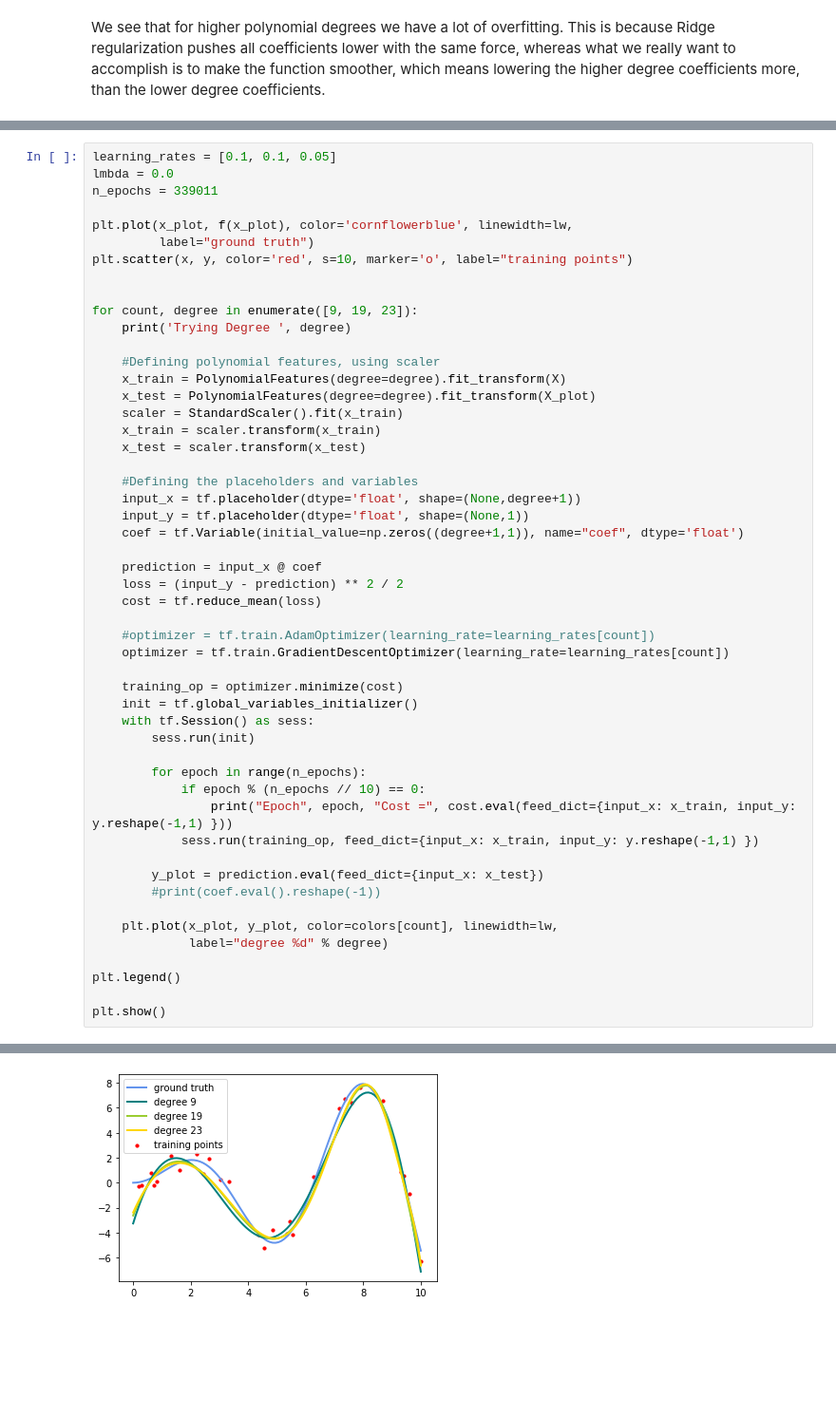
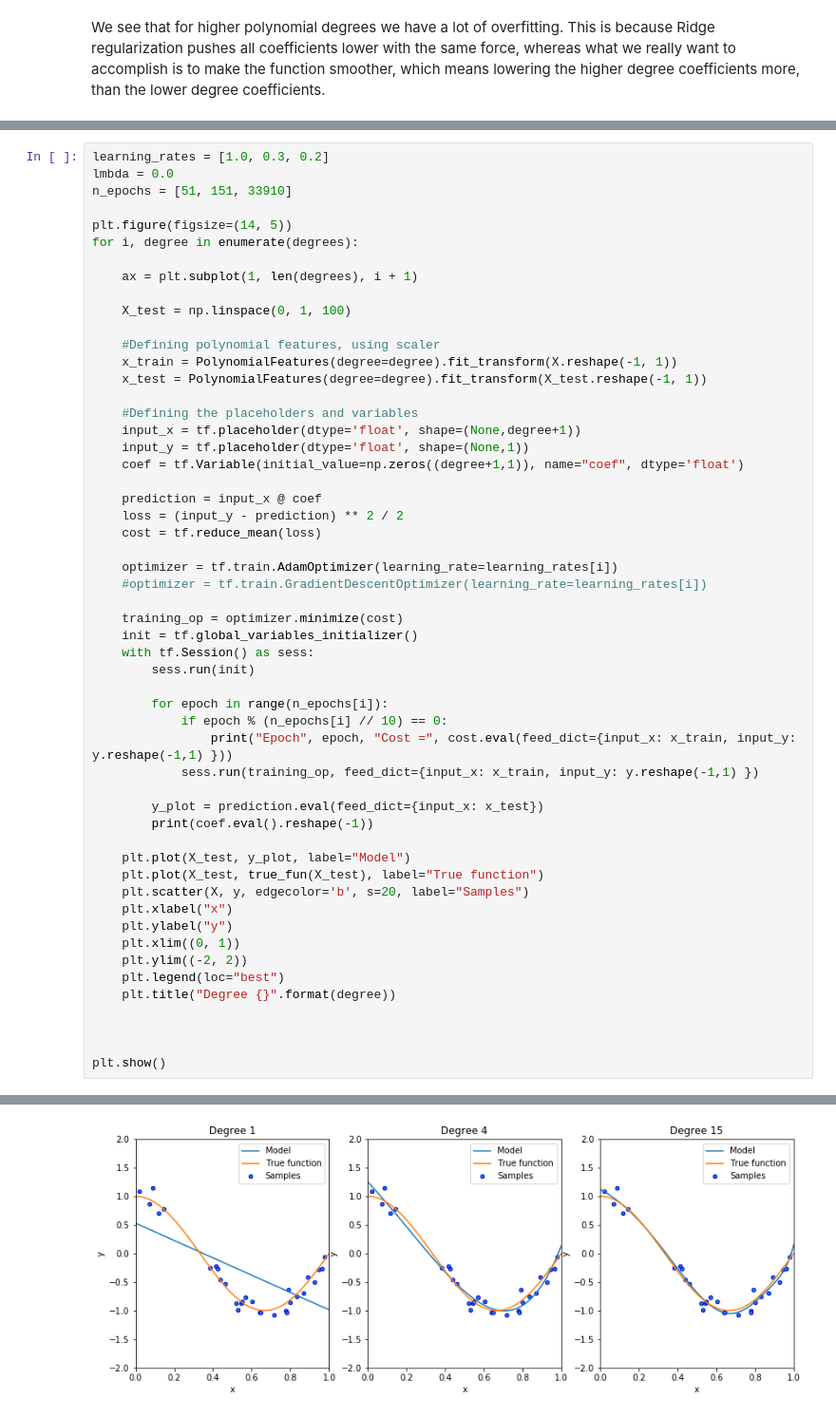
Before and after one commit to mlarionov/machine_learning_POC, a Jupyter notebook: regularization/jacobian_regularization.ipynb, the cells around one changed output, grey strips where cells are left out. Shown at 95% size. Drawn from its saved outputs; the diff is of its cells as text; blank space fills up the shorter version.

Commit message:
Added a notebook about early stopping for polynomial regression

```diff
--- a/regularization/jacobian_regularization.ipynb
+++ b/regularization/jacobian_regularization.ipynb
@@ -55,22 +64,18 @@ from keras.layers import BatchNormalization
 # %%
-learning_rates = [0.1, 0.1, 0.05]
+learning_rates = [1.0, 0.3, 0.2]
 lmbda = 0.0
-n_epochs = 339011
+n_epochs = [51, 151, 33910]
 
-plt.plot(x_plot, f(x_plot), color='cornflowerblue', linewidth=lw,
-         label="ground truth")
-plt.scatter(x, y, color='red', s=10, marker='o', label="training points")
+plt.figure(figsize=(14, 5))
+for i, degree in enumerate(degrees):
 
+    ax = plt.subplot(1, len(degrees), i + 1)
 
-for count, degree in enumerate([9, 19, 23]):
-    print('Trying Degree ', degree)
+    X_test = np.linspace(0, 1, 100)
 
     #Defining polynomial features, using scaler
-    x_train = PolynomialFeatures(degree=degree).fit_transform(X)
-    x_test = PolynomialFeatures(degree=degree).fit_transform(X_plot)
-    scaler = StandardScaler().fit(x_train)
-    x_train = scaler.transform(x_train)
-    x_test = scaler.transform(x_test)
+    x_train = PolynomialFeatures(degree=degree).fit_transform(X.reshape(-1, 1))
+    x_test = PolynomialFeatures(degree=degree).fit_transform(X_test.reshape(-1, 1))
 
     #Defining the placeholders and variables
     input_x = tf.placeholder(dtype='float', shape=(None,degree+1))
@@ -81,26 +86,33 @@ for count, degree in enumerate([9, 19, 23]):
     loss = (input_y - prediction) ** 2 / 2
     cost = tf.reduce_mean(loss)
 
-    #optimizer = tf.train.AdamOptimizer(learning_rate=learning_rates[count])
-    optimizer = tf.train.GradientDescentOptimizer(learning_rate=learning_rates[count])
+    optimizer = tf.train.AdamOptimizer(learning_rate=learning_rates[i])
+    #optimizer = tf.train.GradientDescentOptimizer(learning_rate=learning_rates[i])
 
     training_op = optimizer.minimize(cost)
     init = tf.global_variables_initializer()
     with tf.Session() as sess:
         sess.run(init)
 
-        for epoch in range(n_epochs):
-            if epoch % (n_epochs // 10) == 0:
+        for epoch in range(n_epochs[i]):
+            if epoch % (n_epochs[i] // 10) == 0:
                 print("Epoch", epoch, "Cost =", cost.eval(feed_dict={input_x: x_train, input_y: y.reshape(-1,1) }))
             sess.run(training_op, feed_dict={input_x: x_train, input_y: y.reshape(-1,1) })
 
         y_plot = prediction.eval(feed_dict={input_x: x_test})
-        #print(coef.eval().reshape(-1))
+        print(coef.eval().reshape(-1))
 
-    plt.plot(x_plot, y_plot, color=colors[count], linewidth=lw,
-             label="degree %d" % degree)
+    plt.plot(X_test, y_plot, label="Model")
+    plt.plot(X_test, true_fun(X_test), label="True function")
+    plt.scatter(X, y, edgecolor='b', s=20, label="Samples")
+    plt.xlabel("x")
+    plt.ylabel("y")
+    plt.xlim((0, 1))
+    plt.ylim((-2, 2))
+    plt.legend(loc="best")
+    plt.title("Degree {}".format(degree))
 
-plt.legend()
+
 
 plt.show()
 # %% [output]
@@ -124 +136 @@ Epoch 339010 Cost = 0.34948513
-[figure, old version]
+[figure, new version]
```
Also changed, not shown: parts of 5 cells of this notebook, 18 other files.
